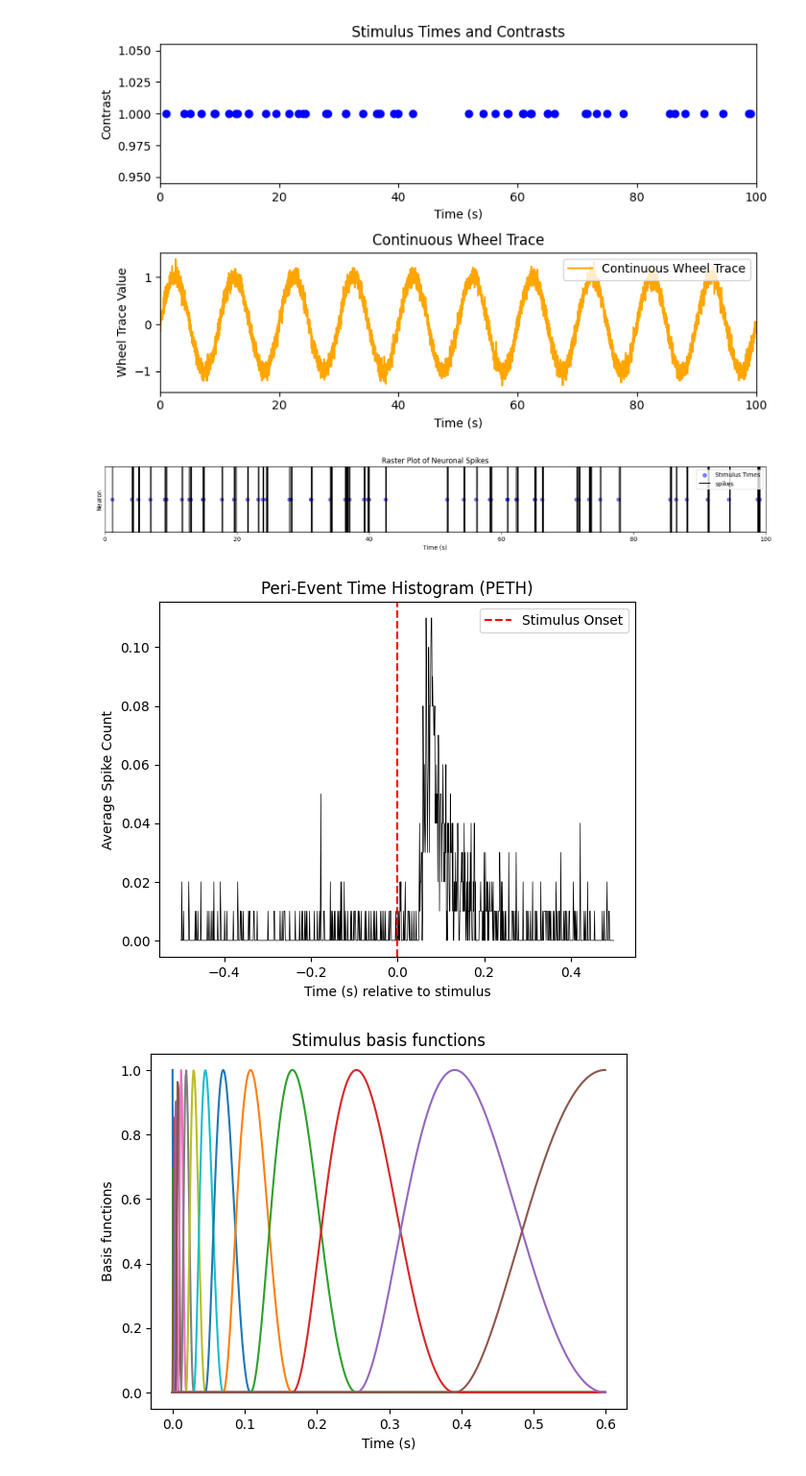
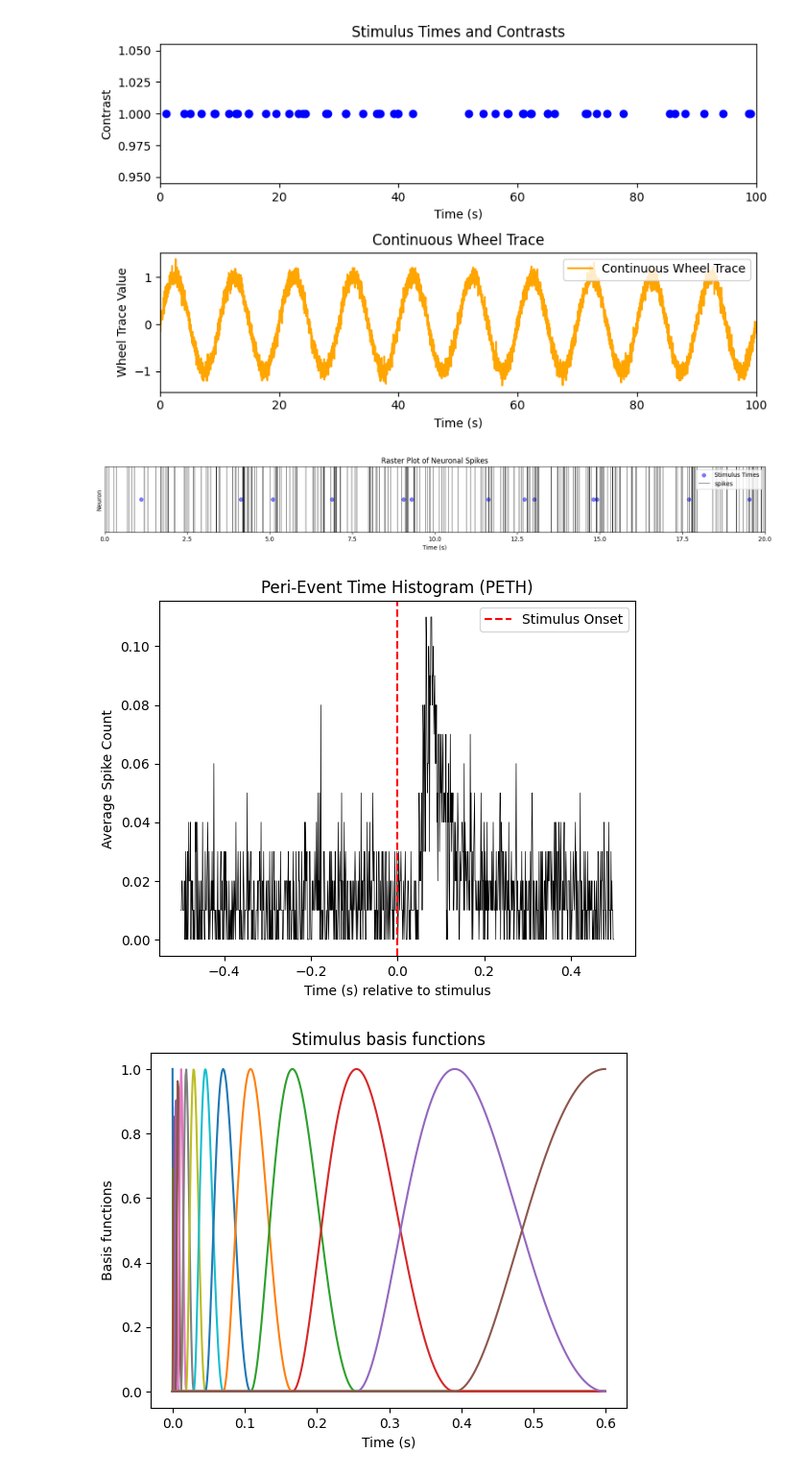
Before and after one commit to mdmelin/DAMN, a Jupyter notebook: examples/1_build_design_matrix.ipynb, the cells around one changed output. Shown at 96% size. Drawn from its saved outputs; the diff is of its cells as text; code cells hidden in the pictures.

```diff
--- a/examples/1_build_design_matrix.ipynb
+++ b/examples/1_build_design_matrix.ipynb
@@ -10,6 +10,7 @@ np.random.seed(42)
 
 # simulate some data for stimulus times, contrasts, and a continuous wheel trace
 nstims = 100
+baseline_fr = 10
 len_time = 200 # total time in seconds
 stim_vals = [1,]
 
@@ -22,8 +23,8 @@ continuous_wheel_trace = np.sin(2 * np.pi * wheel_timepoints / 10) + 0.1 * np.ra
 
 # parameters for binning the data when we eventually build the design matrix
 BINWIDTH_S = 1 / 1000 # 1ms bins
-PRE_S = 0.5 # 500ms before stimulus
-POST_S = 1 # 500ms after stimulus
+PRE_S = .1
+POST_S = .4
 
 # plot the stimulus times and contrasts, as well as the wheel trace
 plt.figure(figsize=(8, 5))
@@ -45,50 +46,55 @@ plt.tight_layout()
 [figure]
 # %%
 # create a simulated neuron that responds to the stimulus with a certain latency and amplitude
-def generate_spike_times(stim_times, stim_contrasts, latency=.06, amplitude=5):
+def generate_spike_times(stim_times, stim_contrasts, latency=.06, amplitude=5, baseline_hz=5):
     spike_times = []
     for stim_time, contrast in zip(stim_times, stim_contrasts):
         num_spikes = np.random.poisson(amplitude * contrast) # More spikes for higher contrast
         spikes = stim_time + (latency+np.random.normal(0,.01)) + np.random.exponential(scale=0.05, size=num_spikes) # Add some jitter to spike times
         spike_times.extend(spikes)
-    return np.array(spike_times)
-spike_times = generate_spike_times(stim_times, stim_contrasts)
+    spike_times = np.array(spike_times)
+    # add random baseline firing rate
+    baseline_spikes = np.random.uniform(0, len_time, size=int(len_time * baseline_hz)) # 5 spikes per second on average
+    spike_times = np.concatenate([spike_times, baseline_spikes])
+    spike_times = np.sort(spike_times)
+    return spike_times
+spike_times = generate_spike_times(stim_times, stim_contrasts, baseline_hz=baseline_fr)
 
 # Plot the spike train of this unit
 plt.figure(figsize=(20,2))
 plt.scatter(stim_times, np.ones_like(stim_times), color='blue', label='Stimulus Times', alpha=0.5)
-plt.eventplot(spike_times, lineoffsets=1, colors='black', label='spikes')
+plt.eventplot(spike_times, lineoffsets=1, colors='black', label='spikes', linewidths=.5)
 plt.xlabel('Time (s)')
 plt.ylabel('Neuron')
 plt.title('Raster Plot of Neuronal Spikes')
 plt.ylim(1-.3, 1+.3)
-plt.xlim(0, 100)
+plt.xlim(0, 20)
 plt.legend()
 plt.yticks([])
 plt.show()
 
 # plot the peth
 window=(-0.5, 0.5)
 bins = np.arange(window[0], window[1] + BINWIDTH_S, BINWIDTH_S)
 peth = np.zeros(len(bins) - 1)
 
 for stim_time in stim_times:
     aligned_spikes = spike_times - stim_time
     counts, _ = np.histogram(aligned_spikes, bins=bins)
     peth += counts
 
 peth /= len(stim_times) # Normalize by number of stimuli
 #plt.bar(bins[:-1], peth, width=BINWIDTH_S, color='gray', edgecolor='black')
 plt.plot(bins[:-1], peth, color='k', alpha=1, linewidth=.5)
 plt.xlabel('Time (s) relative to stimulus')
 plt.ylabel('Average Spike Count')
 plt.title('Peri-Event Time Histogram (PETH)')
 plt.axvline(0, color='red', linestyle='--', label='Stimulus Onset')
 plt.legend()
 plt.show()
 # %% [output]
-[figure, old version]
+[figure, new version]
-[figure, old version]
+[figure, new version]
 # %%
 from damn.objects.design_matrix_objects import DesignMatrix # top level object handles all regressors
 from damn.objects.regressor_objects import EventRegressor, ContinuousRegressor
```
Also changed, not shown: parts of 6 cells of this notebook.
